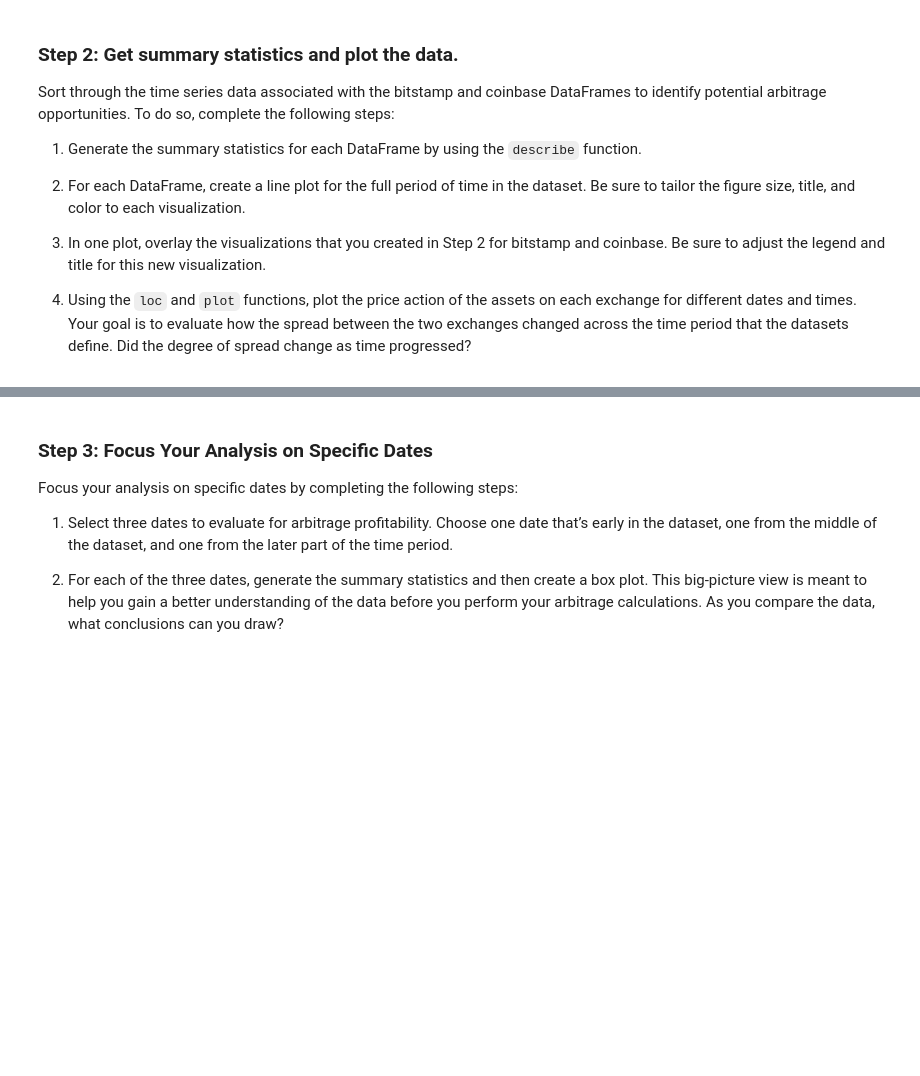
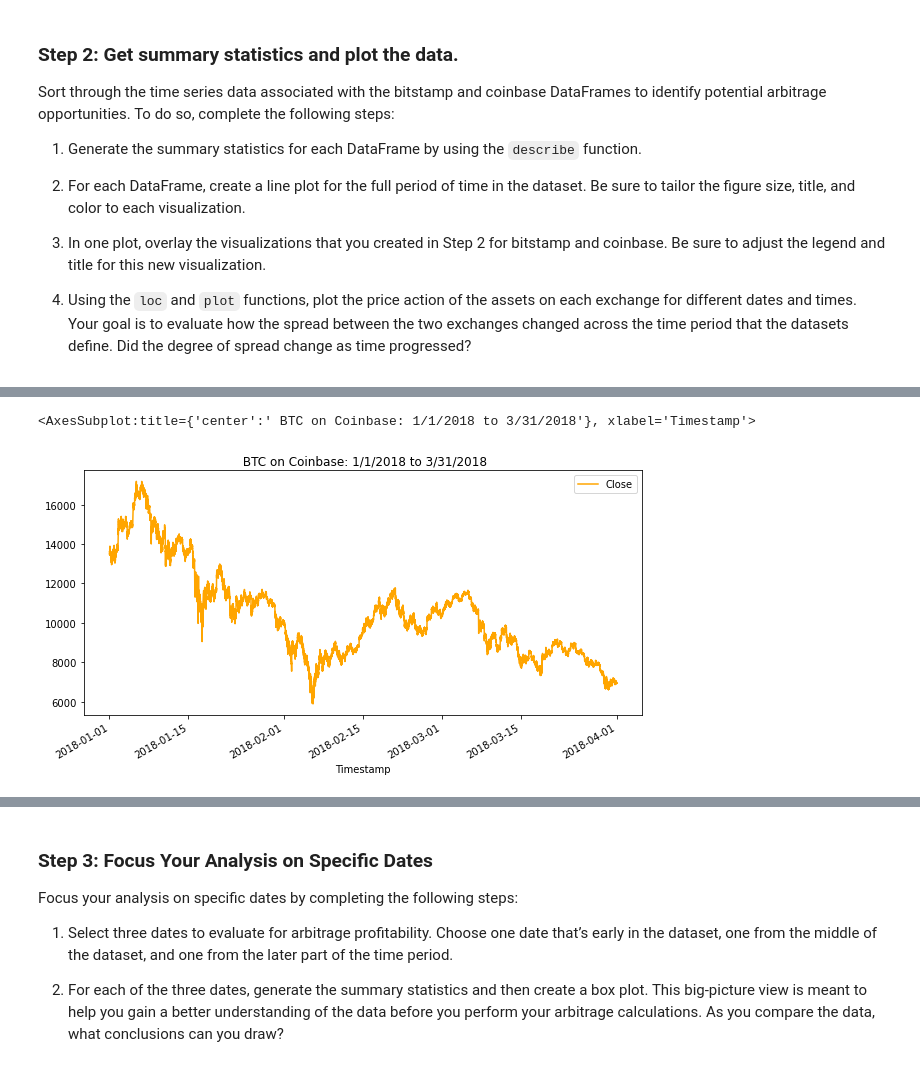
Before and after one commit to jake-viss/UW_Fintech_Challenge_3, a Jupyter notebook: crypto_arbitrage.ipynb, the cells around one changed output, grey strips where cells are left out. Cells and saved outputs as stored; diff of their text form; code cells hidden in the pictures; blank space fills up the shorter version.

```diff
--- a/crypto_arbitrage.ipynb
+++ b/crypto_arbitrage.ipynb
@@ -224,6 +230,6 @@ SyntaxError: invalid syntax (<ipython-input-14-ab5d41f94356>, line 2)
 # %%
 # Use loc or iloc to select `Timestamp (the index)` and `Close` from coinbase DataFrame
-coinbase_sliced = # YOUR CODE HERE
+coinbase_sliced = coinbase.iloc[:,[3]]
 
 # Review the first five rows of the DataFrame
-# YOUR CODE HERE
+coinbase_sliced.head()
@@ -252,7 +289,10 @@ Sort through the time series data associated with the bitstamp and coinbase Data
 # %%
 # Create a line plot for the coinbase DataFrame for the full length of time in the dataset
 # Be sure that the figure size, title, and color are tailored to each visualization
-# YOUR CODE HERE
+coinbase_sliced.plot(figsize=(10,5), title=" BTC on Coinbase: 1/1/2018 to 3/31/2018", color="orange")
+# %% [output]
+<AxesSubplot:title={'center':' BTC on Coinbase: 1/1/2018 to 3/31/2018'}, xlabel='Timestamp'>
+[figure, added]
 # %%
 # Overlay the visualizations for the bitstamp and coinbase DataFrames in one plot
 # The plot should visualize the prices over the full lenth of the dataset
```
Also changed, not shown: parts of 18 cells of this notebook.
